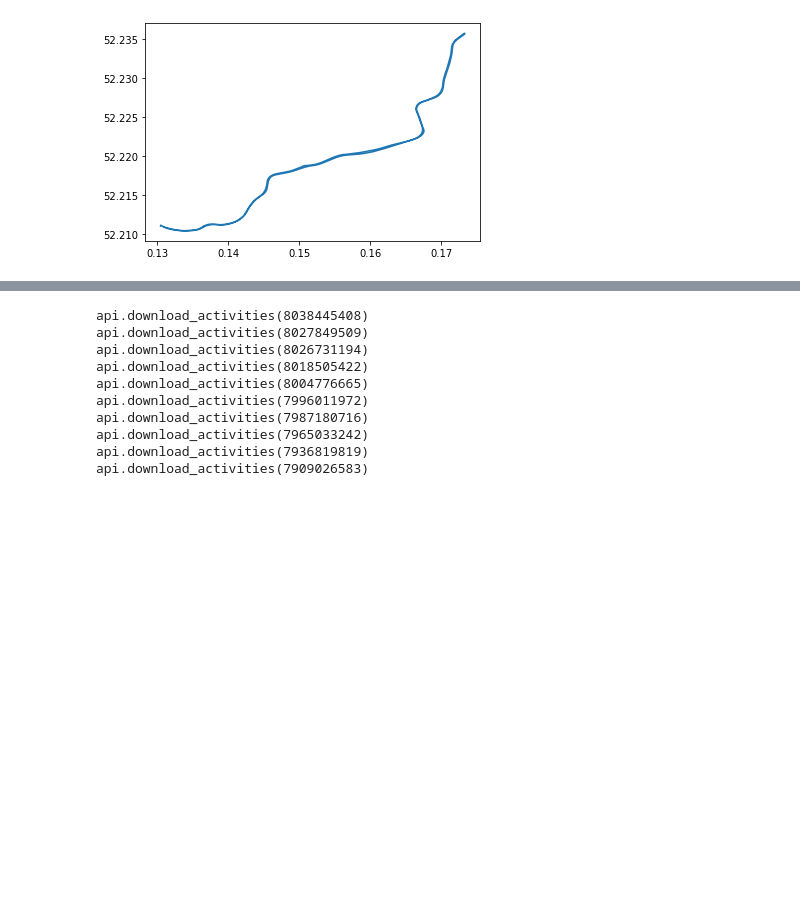
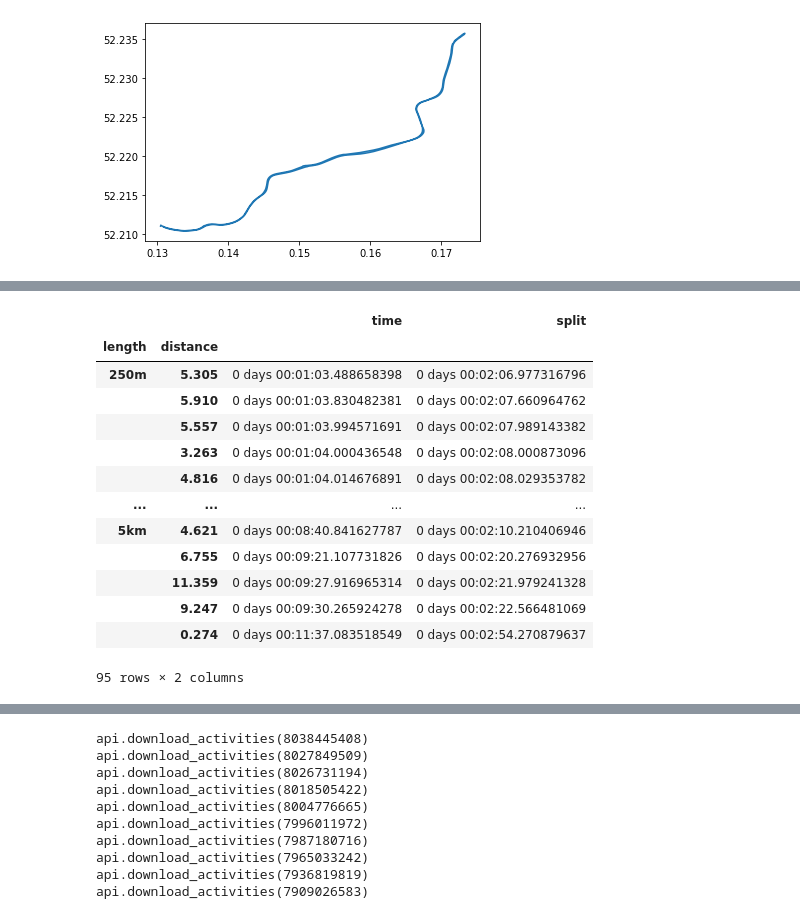
Before and after one commit to matthewghgriffiths/gps_analysis, a Jupyter notebook: gps_analysis.ipynb, the cells around one changed output, grey strips where cells are left out. Saved outputs shown, nothing was run; the diff lists cells and outputs as text; code cells hidden in the pictures; blank space fills up the shorter version.

```diff
--- a/gps_analysis.ipynb
+++ b/gps_analysis.ipynb
@@ -176,0 +199,17 @@ activities
+# %%
+best_times
+# %% [output]
+|  |  | time | split |
+| length | distance |  |  |
+| 250m | 5.305 | 0 days 00:01:03.488658398 | 0 days 00:02:06.977316796 |
+|  | 5.910 | 0 days 00:01:03.830482381 | 0 days 00:02:07.660964762 |
+|  | 5.557 | 0 days 00:01:03.994571691 | 0 days 00:02:07.989143382 |
+|  | 3.263 | 0 days 00:01:04.000436548 | 0 days 00:02:08.000873096 |
+|  | 4.816 | 0 days 00:01:04.014676891 | 0 days 00:02:08.029353782 |
+| ... | ... | ... | ... |
+| 5km | 4.621 | 0 days 00:08:40.841627787 | 0 days 00:02:10.210406946 |
+|  | 6.755 | 0 days 00:09:21.107731826 | 0 days 00:02:20.276932956 |
+|  | 11.359 | 0 days 00:09:27.916965314 | 0 days 00:02:21.979241328 |
+|  | 9.247 | 0 days 00:09:30.265924278 | 0 days 00:02:22.566481069 |
+|  | 0.274 | 0 days 00:11:37.083518549 | 0 days 00:02:54.270879637 |
+95 rows × 2 columns
```
Also changed, not shown: parts of 9 cells of this notebook, 4 other files.
